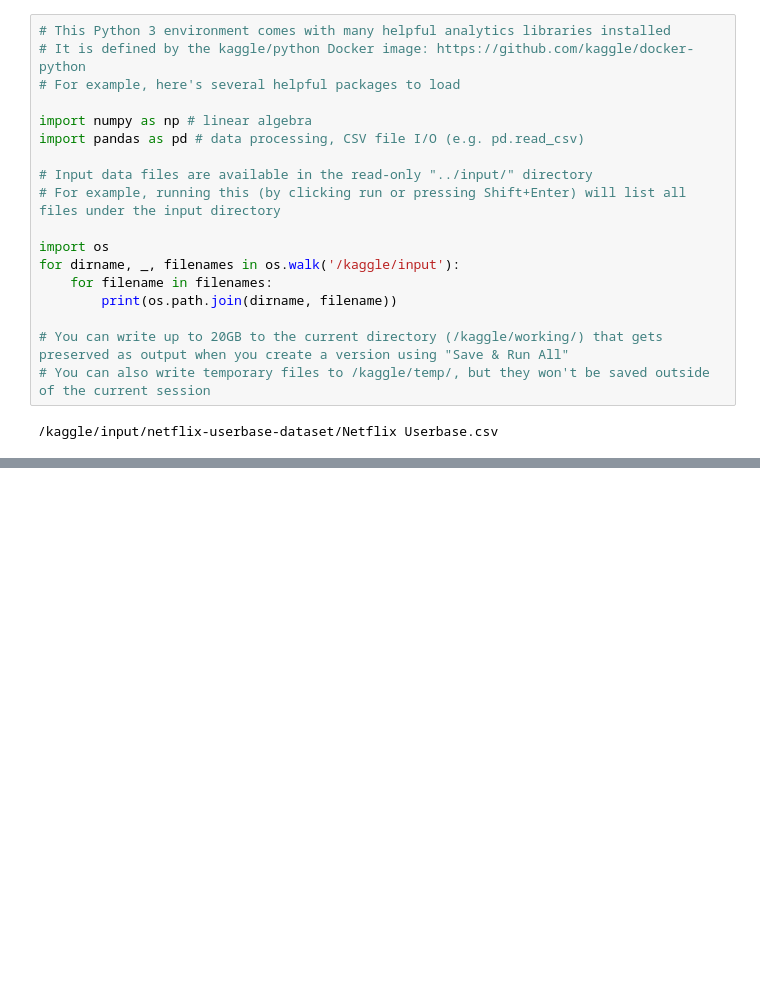
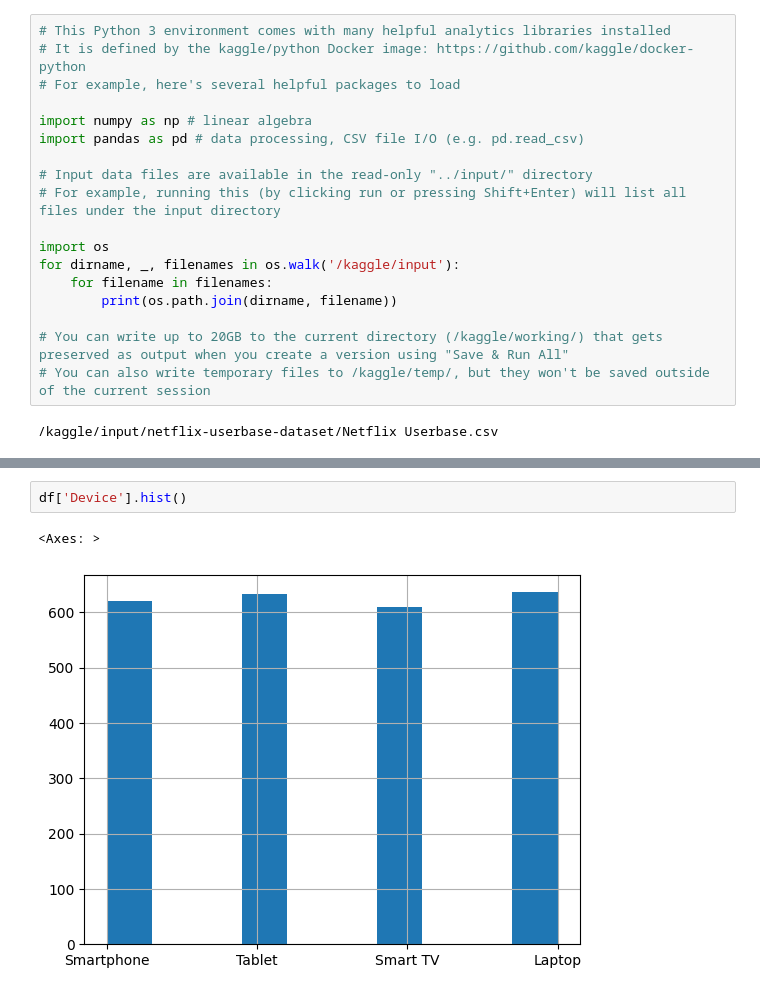
Before and after one commit to CesarB2025/Netflix-dataset, a Jupyter notebook: netflix.ipynb, the cells around one changed output, grey strips where cells are left out. Cells and saved outputs as stored; diff of their text form; blank space fills up the shorter version.

```diff
--- a/netflix.ipynb
+++ b/netflix.ipynb
@@ -84,0 +210,5 @@ plt.ylim(700,1000)
+# %%
+df['Device'].hist()
+# %% [output]
+<Axes: >
+[figure, added]
```
Also changed, not shown: parts of 49 cells of this notebook.
